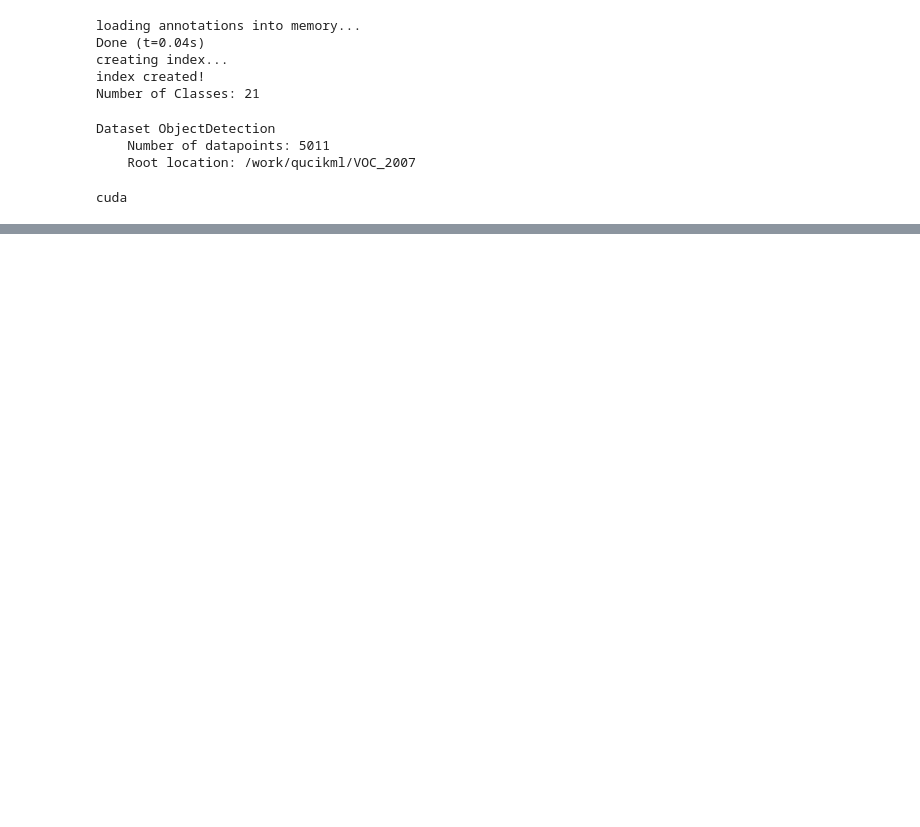
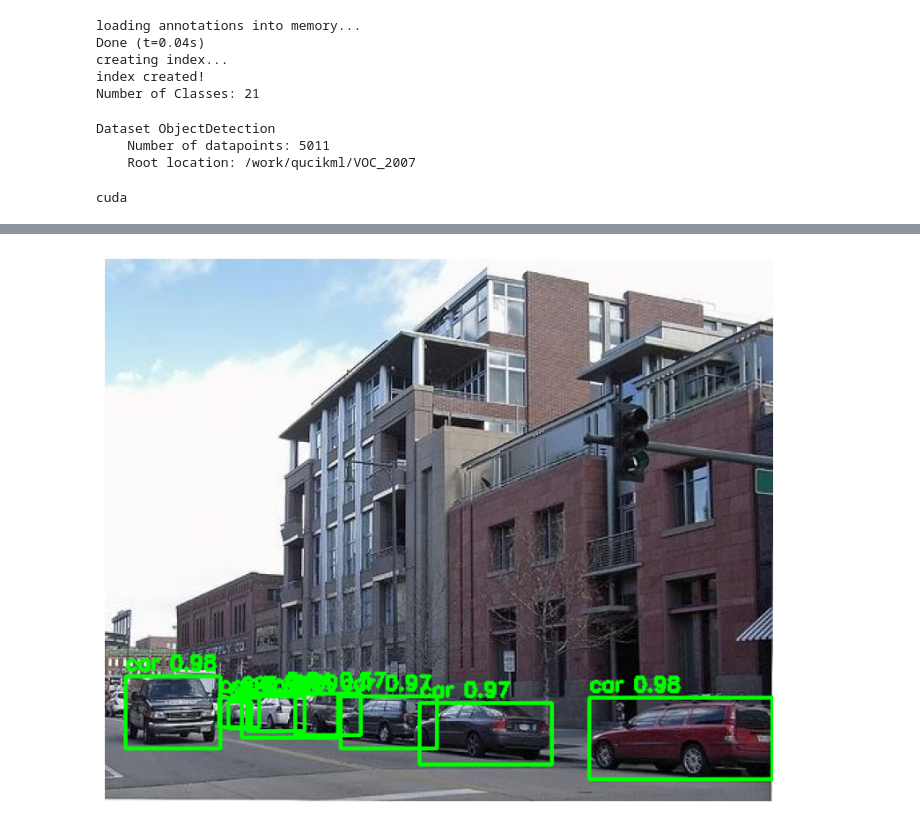
Before and after one commit to DarkGladiator7/obj_detec, a Jupyter notebook: pipeline (3).ipynb, the cells around one changed output, grey strips where cells are left out. Cells and saved outputs as stored; diff of their text form; code cells hidden in the pictures; blank space fills up the shorter version.

```diff
--- a/pipeline (3).ipynb
+++ b/pipeline (3).ipynb
@@ -516,6 +570,68 @@ NameError: name 'evaluate' is not defined
 # %%
-torch.save(model.state_dict(), "model.pth")
-print("✅ Model saved successfully!")
+import torch
+import torchvision
+import cv2
+import numpy as np
+import matplotlib.pyplot as plt
+
+# Define the same model architecture as used during training
+from torchvision.models.detection import fasterrcnn_resnet50_fpn
+
+# Define class labels (modify according to your dataset)
+CLASS_NAMES = {
+    1: "chair", 2: "car", 3: "horse", 4: "person", 5: "bicycle",
+    6: "cat", 7: "dog", 8: "train", 9: "aeroplane",
+    10: "diningtable", 11: "tvmonitor", 12: "bird", 13: "bottle", 14: "motorbike",
+    15: "pottedplant", 16: "boat", 17: "sofa", 18: "sheep",
+    19: "cow", 20: "bus"
+}
+
+# Load the trained model correctly
+device = torch.device("cuda" if torch.cuda.is_available() else "cpu")
+model = fasterrcnn_resnet50_fpn(pretrained=False, num_classes=21)  # 20 classes + 1 background
+model.load_state_dict(torch.load("model.pth", map_location=device))
+model.to(device)
+model.eval()
+
+# Function to run inference on a single image
+def predict_and_visualize(image_path, model, threshold=0.5):
+    # Read and preprocess image
+    image = cv2.imread(image_path)
+    image = cv2.cvtColor(image, cv2.COLOR_BGR2RGB)
+    img_tensor = torch.tensor(image / 255.0, dtype=torch.float32).permute(2, 0, 1).unsqueeze(0).to(device)
+
+    # Run inference
+    with torch.no_grad():
+        predictions = model(img_tensor)
+
+    # Extract predictions
+    boxes = predictions[0]["boxes"].cpu().numpy()
+    labels = predictions[0]["labels"].cpu().numpy()
+    scores = predictions[0]["scores"].cpu().numpy()
+
+    # Draw bounding boxes on the image
+    for i, box in enumerate(boxes):
+        if scores[i] >= threshold:
+            x1, y1, x2, y2 = box.astype(int)
+            label = CLASS_NAMES.get(labels[i], "Unknown")
+            score = scores[i]
+
+            # Draw box
+            cv2.rectangle(image, (x1, y1), (x2, y2), (0, 255, 0), 2)
+            cv2.putText(image, f"{label} {score:.2f}", (x1, y1 - 5),
+                        cv2.FONT_HERSHEY_SIMPLEX, 0.5, (0, 255, 0), 2)
+
+    # Show the image with detections
+    plt.figure(figsize=(10, 8))
+    plt.imshow(image)
+    plt.axis("off")
+    plt.show()
+
+# Example usage
+image_path = "VOC_2007/test/000004.jpg"  # Update with your image path
+predict_and_visualize(image_path, model)
+# %% [output]
+[figure, added]
 # %%
 
 torch.cuda.empty_cache()
```
Also changed, not shown: parts of 25 cells of this notebook, 1 other file.
